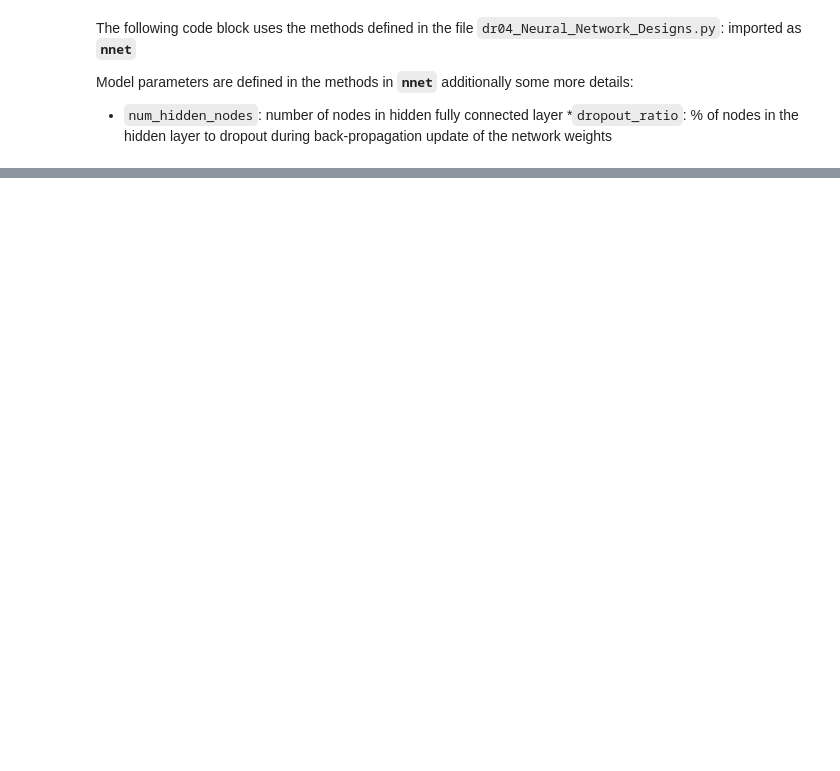
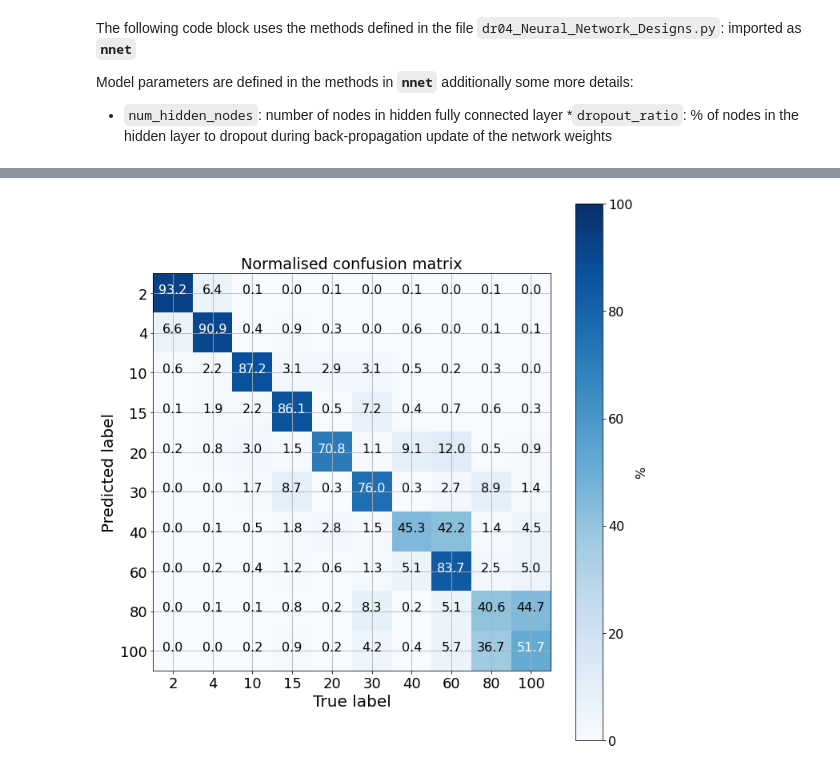
Before and after one commit to SoumyaShreeram/Microlensing_with_NeuralNets, a Jupyter notebook: 04_Testing_NNs_without_Season_Gaps.ipynb, the cells around one changed output, grey strips where cells are left out. Saved outputs shown, nothing was run; the diff lists cells and outputs as text; code cells hidden in the pictures; blank space fills up the shorter version.

```diff
--- a/04_Testing_NNs_without_Season_Gaps.ipynb
+++ b/04_Testing_NNs_without_Season_Gaps.ipynb
@@ -133,7 +144,7 @@ Note that if you are running this from colab, need to have these `.py` files in
 Default constants that can be modified.
 # %%
 # choose which network to use (default CNN2)
-CNN1, CNN2, ResNet = False, True, False
+CNN1, CNN2, ResNet = False, False,True
 
 model_types = [CNN1, CNN2, ResNet]
 model_name_list = ['CNN1','CNN2','ResNet']
@@ -321,0 +375,7 @@ print(classification_report(output_ref_c, output_predict_c,  \
+# %%
+y_predict = np.argmax(predictions, axis=1)
+y_test = np.argmax(testy, axis=1)
+
+print('Test set classification report:\n')
+print(classification_report(y_test, y_predict,  \
+                            target_names=output_class_names))
@@ -322,19 +401,21 @@ print(classification_report(output_ref_c, output_predict_c,  \
 # %%
 # need this to avoid callback errors
 from sklearn.metrics import confusion_matrix
 importlib.reload(dat)
 
 # generate confusion matrix
-cfm = confusion_matrix(output_ref_c, output_predict_c)
+cfm = confusion_matrix(y_test, y_predict)
 
 # row normalisation of confusion matrix
 cfm_probability = cfm.astype('float')/cfm.sum(axis=1)[:, np.newaxis]
 # confusion probability matrix
 cfm_probability = cfm_probability * 100.0
 
 fig, ax = plt.subplots(1,1, figsize=(10,10))
-dat.plotConfusionMatrix(ax, cfm_probability, output_class_names)
+dat.plotConfusionMatrix(ax, cfm_probability, output_class_names, 0)
 
 # save figure
-fig.savefig(save_image_dir+'/cfm_%s_epochs_%d.png'%(model_name, max_epochs))
+fig.savefig(save_image_dir+'/cfm_%s_epochs_%d_noSeasonGaps.png'%(model_name, max_epochs))
 fig.tight_layout()
+# %% [output]
+[figure, added]
```
Also changed, not shown: parts of 29 cells of this notebook.
